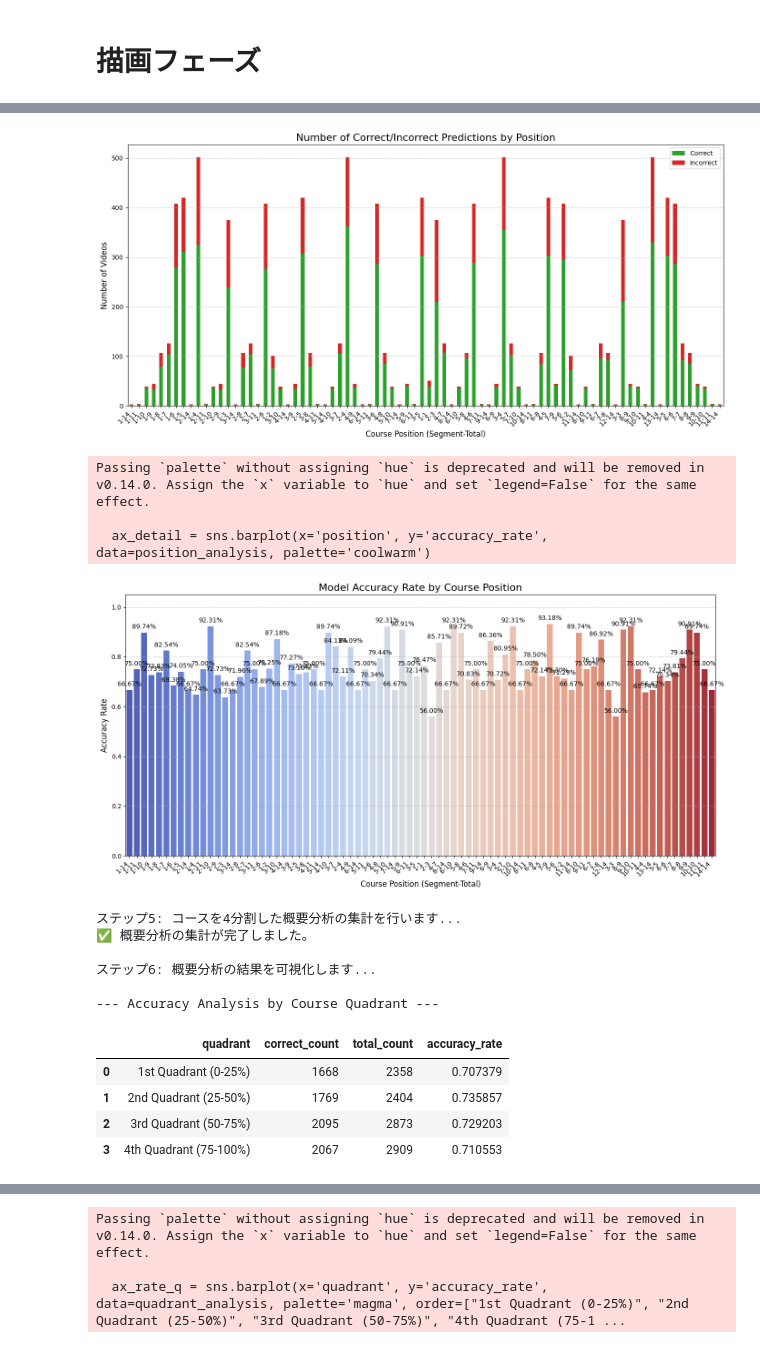
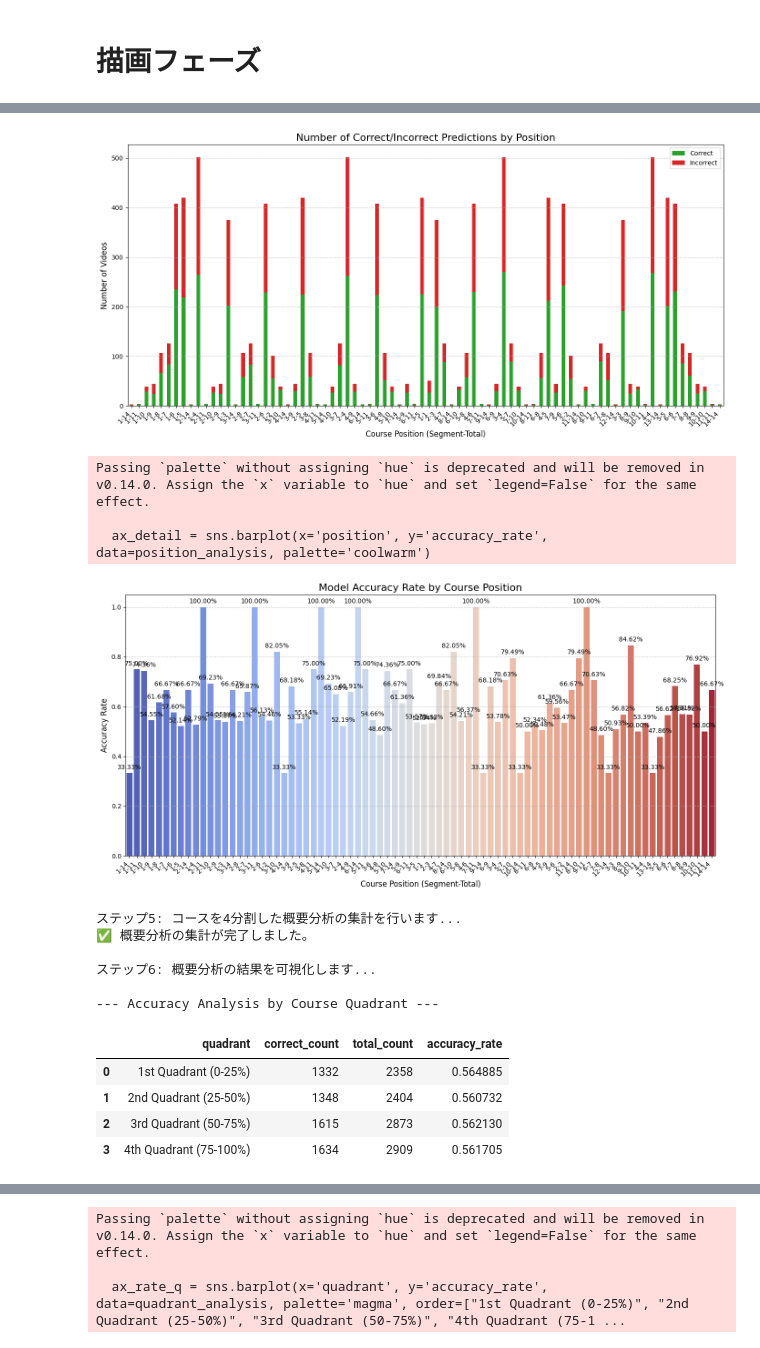
Before and after one commit to TsuguTsukumo/2stream_3D_CNN_Walk_Pytorch, a Jupyter notebook: analysis/draw_failurepoint.ipynb, the cells around one changed output, grey strips where cells are left out. Saved outputs shown, nothing was run; the diff lists cells and outputs as text; code cells hidden in the pictures.

```diff
--- a/analysis/draw_failurepoint.ipynb
+++ b/analysis/draw_failurepoint.ipynb
@@ -52,7 +53,7 @@ except ImportError as e:
 print("\nステップ2: 設定ファイル (config.yaml) を読み込みます...")
 
 # 学習済みモデルが含まれるディレクトリのルートパス
-model_root = '/workspace/project/logs/resnet/early_fusion/2025-02-03/05-15-18'
+model_root = '/workspace/logs/resnet/single/2025-06-23/11-27-11'
 
 # config.yaml のパス
 config_path = os.path.join(model_root, '.hydra/config.yaml')
@@ -100,11 +101,16 @@ print("\nステップ3: モデルを準備します...")
 
 # --- 設定値の取得 ---
 fusion_type = hparams.train.experiment
-device_ids = config_data['device']['device'] # configから直接取得
-model_path = os.path.join(model_root, 'fold1/version_0/checkpoints/3-0.68-0.5855.ckpt')
+device_ids = 1
+model_path = os.path.join(model_root, 'fold3/version_0/checkpoints/1-1.32-0.5332.ckpt')
 
 # --- デバイスの設定 ---
 if torch.cuda.is_available():
+    # 指定されたGPU IDが利用可能かチェック
+    if device_ids >= torch.cuda.device_count():
+        print(f"\n❌ エラー: 指定されたGPU ID {device_ids} は利用できません。利用可能なGPUは {torch.cuda.device_count()}台です。")
+        sys.exit()
+
     device = torch.device(f"cuda:{device_ids}")
     print(f"GPU {device_ids} を使用します。")
 else:
@@ -285,7 +289,7 @@ import json
 
 # --- 1. 保存先のディレクトリとファイル名を定義 ---
 # あなたが指定したパスをここに設定します
-output_directory = '/workspace/data/analysis_logs/ex_20250116_organaized_split/early_fusion'
+output_directory = '/workspace/data/analysis_logs/ex_20250116_organaized_split/single_lat'
 output_directory = os.path.join(output_directory, TARGET_FOLD)
 output_filename = 'inference_results.json'
 output_filepath = os.path.join(output_directory, output_filename)
@@ -333,7 +337,7 @@ import glob # ファイル検索のためのライブラリ
 print("ステップ1: 複数foldのJSONファイルを読み込んで統合します...")
 
 # JSONファイルが格納されている親ディレクトリを指定
-JSON_ROOT_DIRECTORY = '/workspace/data/analysis_logs/ex_20250116_organaized_split/late_fusion'
+JSON_ROOT_DIRECTORY = '/workspace/data/analysis_logs/ex_20250116_organaized_split/single_lat'
 
 # 指定したディレクトリ以下の全ての inference_results.json を探す
 json_file_paths = glob.glob(os.path.join(JSON_ROOT_DIRECTORY, 'fold*', 'inference_results.json'))
@@ -520,18 +524,18 @@ plt.show()
 
 ✅ 全てのJSONデータを統合しました。
 
 ステップ2: データフレームを処理し、分析用の列を追加します...
 ✅ 位置情報、正解ラベル、正誤判定の列を追加しました。
 
 ステップ3: 詳細な位置ごとの集計を行います...
 ✅ 詳細分析の集計が完了しました。
 
 ステップ4: 詳細分析の結果を可視化します...
-[figure, old version]
+[figure, new version]
 Passing `palette` without assigning `hue` is deprecated and will be removed in v0.14.0. Assign the `x` variable to `hue` and set `legend=False` for the same effect.
 
   ax_detail = sns.barplot(x='position', y='accuracy_rate', data=position_analysis, palette='coolwarm')
-[figure, old version]
+[figure, new version]
 ステップ5: コースを4分割した概要分析の集計を行います...
 ✅ 概要分析の集計が完了しました。
 
@@ -539,7 +543,7 @@ Passing `palette` without assigning `hue` is deprecated and will be removed in v
 
 --- Accuracy Analysis by Course Quadrant ---
 |  | quadrant | correct_count | total_count | accuracy_rate |
-| 0 | 1st Quadrant (0-25%) | 1668 | 2358 | 0.707379 |
-| 1 | 2nd Quadrant (25-50%) | 1769 | 2404 | 0.735857 |
-| 2 | 3rd Quadrant (50-75%) | 2095 | 2873 | 0.729203 |
-| 3 | 4th Quadrant (75-100%) | 2067 | 2909 | 0.710553 |
+| 0 | 1st Quadrant (0-25%) | 1332 | 2358 | 0.564885 |
+| 1 | 2nd Quadrant (25-50%) | 1348 | 2404 | 0.560732 |
+| 2 | 3rd Quadrant (50-75%) | 1615 | 2873 | 0.562130 |
+| 3 | 4th Quadrant (75-100%) | 1634 | 2909 | 0.561705 |
```
Also changed, not shown: parts of 7 cells of this notebook, 13 other files.
